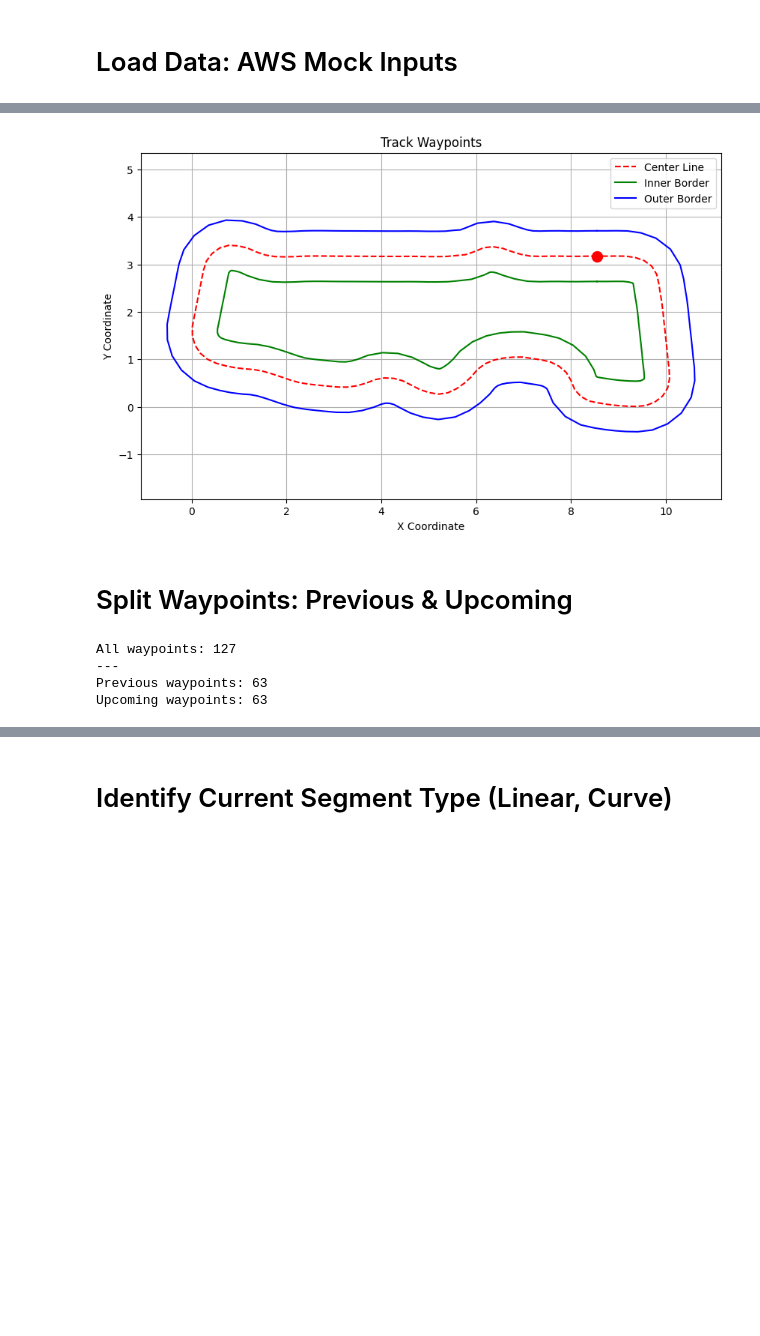
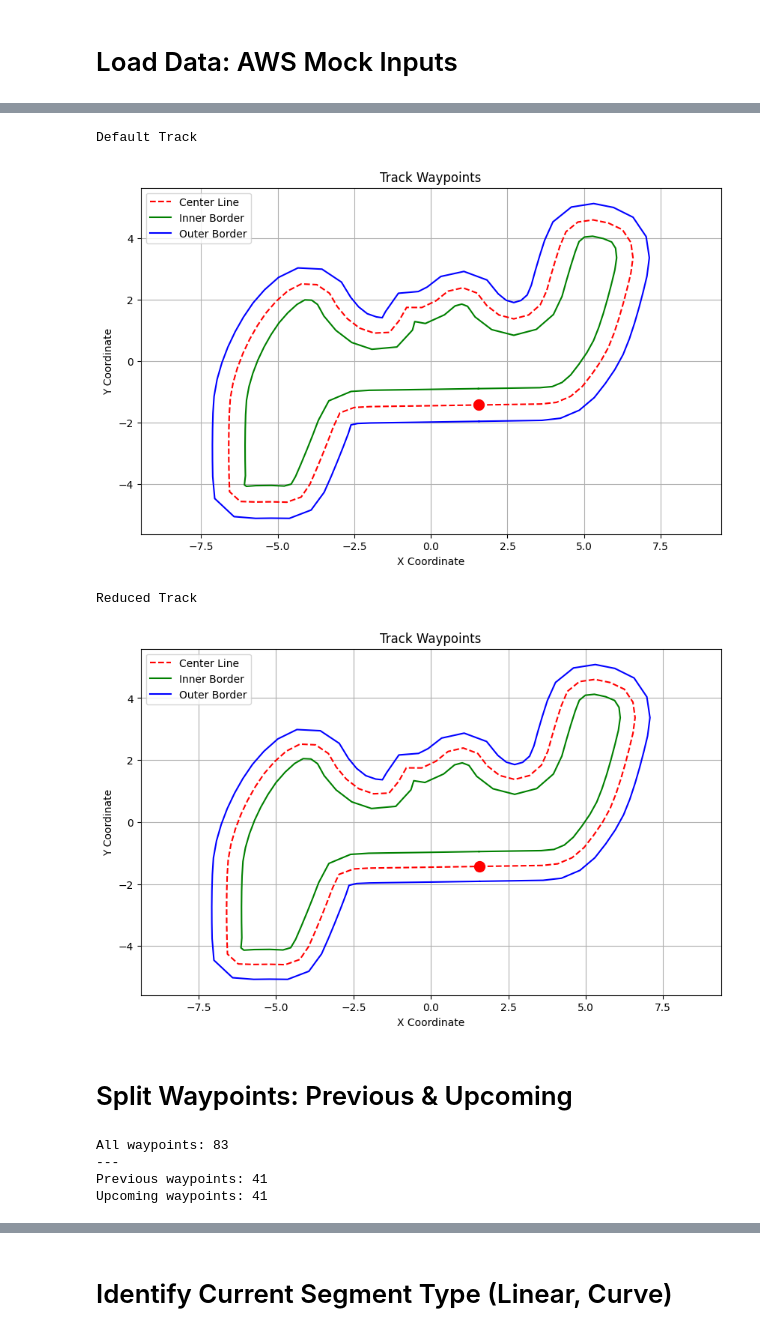
Before and after one commit to scscodes/dr2024, a Jupyter notebook: resources/TrackAnalysis.ipynb, the cells around one changed output, grey strips where cells are left out. Drawn from its saved outputs; the diff is of its cells as text; code cells hidden in the pictures; blank space fills up the shorter version.

```diff
--- a/resources/TrackAnalysis.ipynb
+++ b/resources/TrackAnalysis.ipynb
@@ -9,30 +9,16 @@ import copy
 from datetime import datetime
 from scipy.interpolate import splprep, splev
 from shapely import Polygon, Point, LineString
-# %%
-import nbformat
-
-# Load the notebook
-with open('TrackAnalysis.ipynb', 'r', encoding='utf-8') as f:
-    nb = nbformat.read(f, as_version=4)
-
-# Iterate over all cells and set 'execution_count' if it is missing
-for cell in nb.cells:
-    if cell.cell_type == 'code':
-        if 'execution_count' not in cell or cell.execution_count is None:
-            cell.execution_count = 0  # or set to an appropriate number if you prefer
-
-# Save the fixed notebook
-with open('TrackAnalysis.ipynb', 'w', encoding='utf-8') as f:
-    nbformat.write(nb, f)
 # %% [markdown]
 # Load Data: AWS Mock Inputs
 # %%
 # Track characteristics
-TRACK_NAME = '2022_summit_speedway'
-TRACK_LENGTH = 25.24
-TRACK_WIDTH = 1.07 #* 0.95  # percentage of full width
+TRACK_NAME = 'thunder_hill_open'
+TRACK_LENGTH = 41.55
+TRACK_WIDTH = 1.07
+
+TRACK_REDUCTION = 0.10  # 10% of original width
 
 # AWS parameters
-waypoints = np.load('../resources/tracks/2022_summit_speedway.npy')
-closest_waypoints = [3, 4]  # mocked
+waypoints = np.load(f'../resources/tracks/{TRACK_NAME}.npy')
+closest_waypoints = [1, 2]  # mocked
@@ -71,36 +52,56 @@ array([[ 8.54861164e+00,  3.17393744e+00,  8.54935837e+00,
 center_line = waypoints[:,0:2]
 inner_border = waypoints[:,2:4]
 outer_border = waypoints[:,4:6]
+# %%
+def reduce_track_width(ib, ob, reduction_percentage=TRACK_REDUCTION):
+    # Calculate the center of the track
+    track_center = (ib + ob) / 2
+
+    # Reduce the width by moving the borders towards the center
+    inner_border_reduced = track_center + (ib - track_center) * (1 - reduction_percentage)
+    outer_border_reduced = track_center + (ob - track_center) * (1 - reduction_percentage)
+
+    return inner_border_reduced, outer_border_reduced
+# %%
+# apply reduction for reduce inner, outer borders
+reduced_inner_border, reduced_outer_border = reduce_track_width(inner_border, outer_border, TRACK_REDUCTION)
 # %%
 def plot_track(center_line, inner_border, outer_border, closest_waypoints=None):
     center_x, center_y = center_line[:, 0], center_line[:, 1]
     inner_x, inner_y = inner_border[:, 0], inner_border[:, 1]
     outer_x, outer_y = outer_border[:, 0], outer_border[:, 1]
 
     # Plot the waypoints
     plt.figure(figsize=(10, 6))
     plt.plot(center_x, center_y, 'r--', label='Center Line')
     plt.plot(inner_x, inner_y, 'g-', label='Inner Border')
     plt.plot(outer_x, outer_y, 'b-', label='Outer Border')
 
     if closest_waypoints is not None:
         closest_waypoints = [0, 1]
         plt.scatter(waypoints[closest_waypoints[0], 0], waypoints[closest_waypoints[0], 1], color='red', s=100, zorder=5)
 
     # Add labels and legend
     plt.xlabel('X Coordinate')
     plt.ylabel('Y Coordinate')
     plt.title('Track Waypoints')
     plt.legend()
 
     # Show plot
     plt.grid(True)
     plt.axis('equal')  # Ensures equal scaling for x and y axes
     plt.show()
 
+print('Default Track')
 plot_track(center_line, inner_border, outer_border, closest_waypoints)
+print()
+print('Reduced Track')
+plot_track(center_line, reduced_inner_border, reduced_outer_border, closest_waypoints)
 # %% [output]
+Default Track
-[figure, old version]
+[figure, new version]
+Reduced Track
+[figure, added]
 # %% [markdown]
 # Split Waypoints: Previous & Upcoming
 # %%
@@ -130,10 +131,10 @@ print('---')
 print('Previous waypoints:', len(previous_points))
 print('Upcoming waypoints:', len(upcoming_points))
 # %% [output]
-All waypoints: 127
+All waypoints: 83
 ---
-Previous waypoints: 63
-Upcoming waypoints: 63
+Previous waypoints: 41
+Upcoming waypoints: 41
 # %%
 # plot previous and upcoming waypoints
 def plot_relative_waypoints(previous_points, upcoming_points, closest_waypoints):
```
Also changed, not shown: parts of 24 cells of this notebook, 9 other files.
